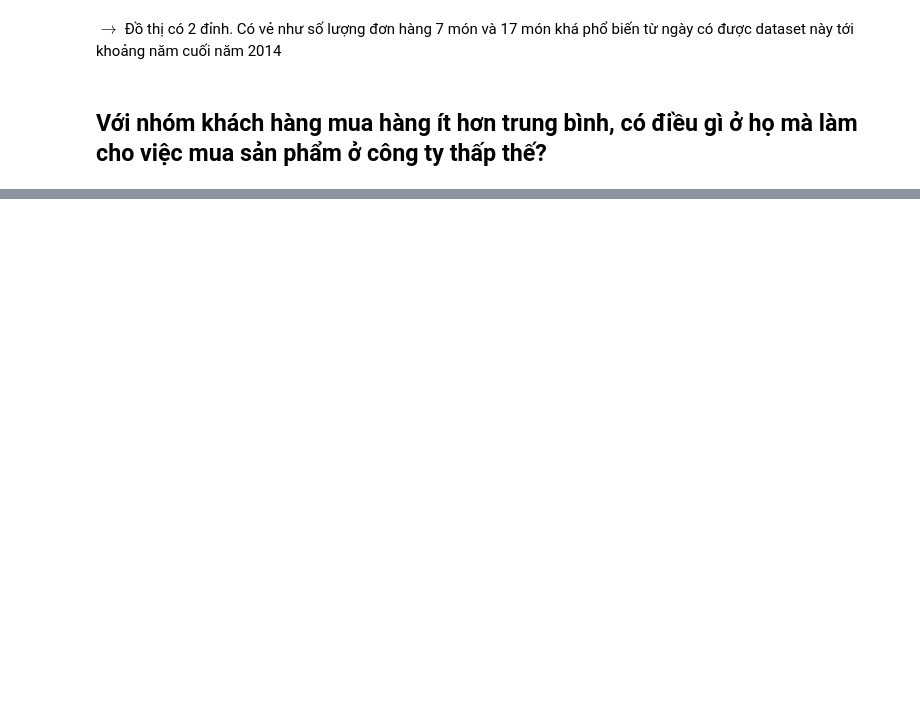
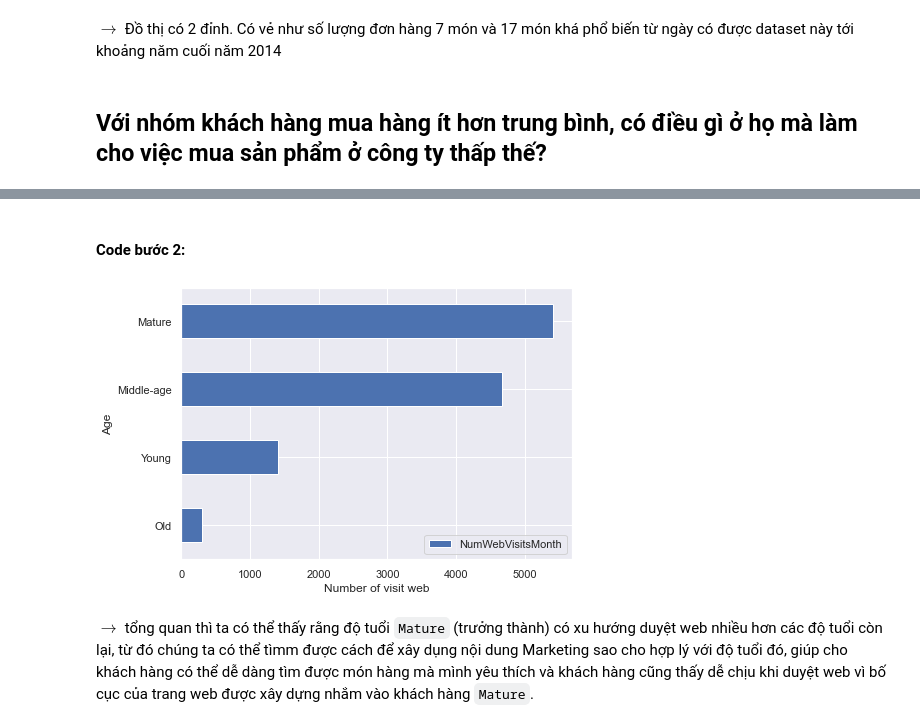
Before and after one commit to ngminhluong/CDS-EndTerm, a Jupyter notebook: Source/Main.ipynb, the cells around one changed output, grey strips where cells are left out. Drawn from its saved outputs; the diff is of its cells as text; code cells hidden in the pictures; blank space fills up the shorter version.

```diff
--- a/Source/Main.ipynb
+++ b/Source/Main.ipynb
@@ -785,0 +800,2 @@ range(0, 45)
+# %%
+visitweb_per_age = df.groupby("Age").sum()
@@ -785,0 +811,9 @@ range(0, 45)
+# %% [markdown]
+#### Code bước 2:
+# %%
+visitweb_per_age.sort_values(by="NumWebVisitsMonth").plot.barh(figsize=(7,5));
+plt.xlabel("Number of visit web");
+# %% [output]
+[figure, added]
+# %% [markdown]
+$\to$ tổng quan thì ta có thể thấy rằng độ tuổi `Mature` (trưởng thành) có xu hướng duyệt web nhiều hơn các độ tuổi còn lại, từ đó chúng ta có thể tìmm được cách để xây dụng nội dung Marketing sao cho hợp lý với độ tuổi đó, giúp cho khách hàng có thể dễ dàng tìm được món hàng mà mình yêu thích và khách hàng cũng thấy dễ chịu khi duyệt web vì bố cục của trang web được xây dựng nhắm vào khách hàng `Mature`.
```
Also changed, not shown: parts of 34 cells of this notebook.
